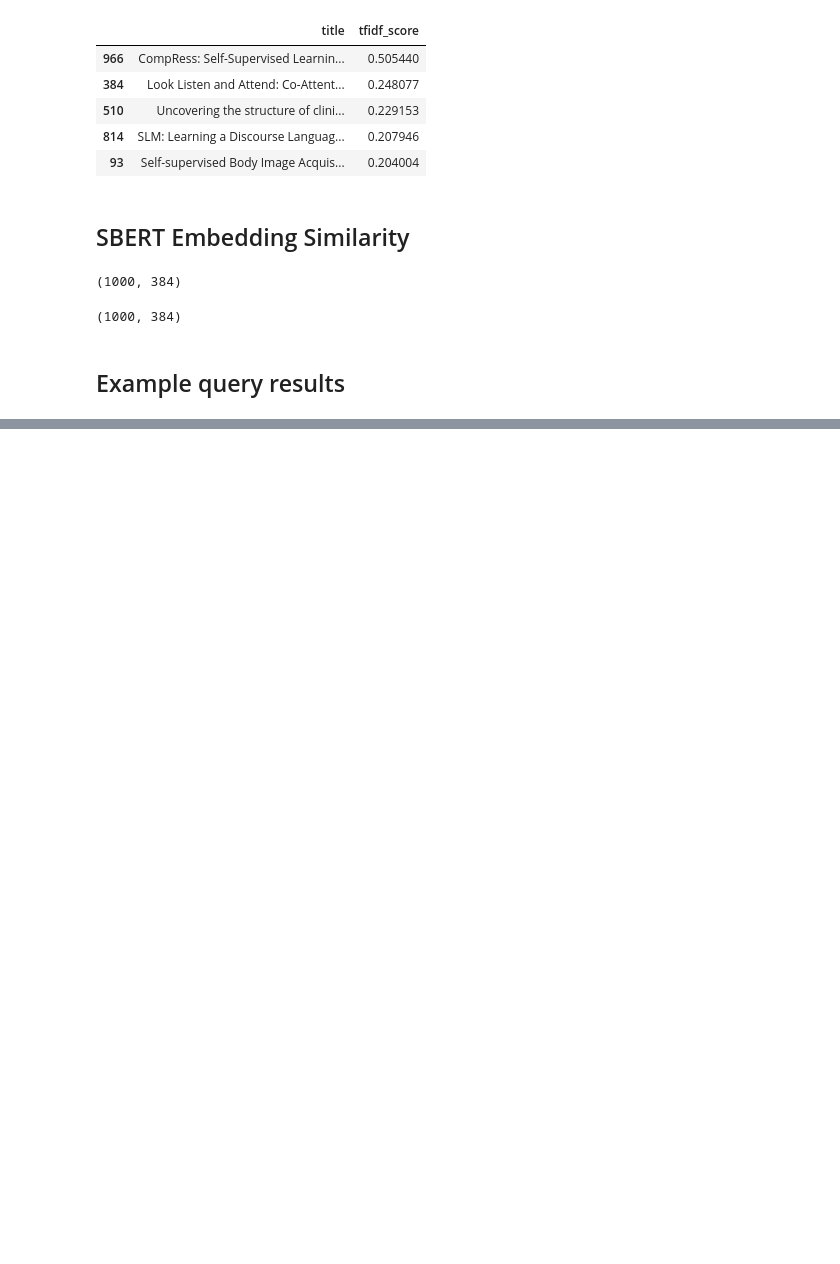
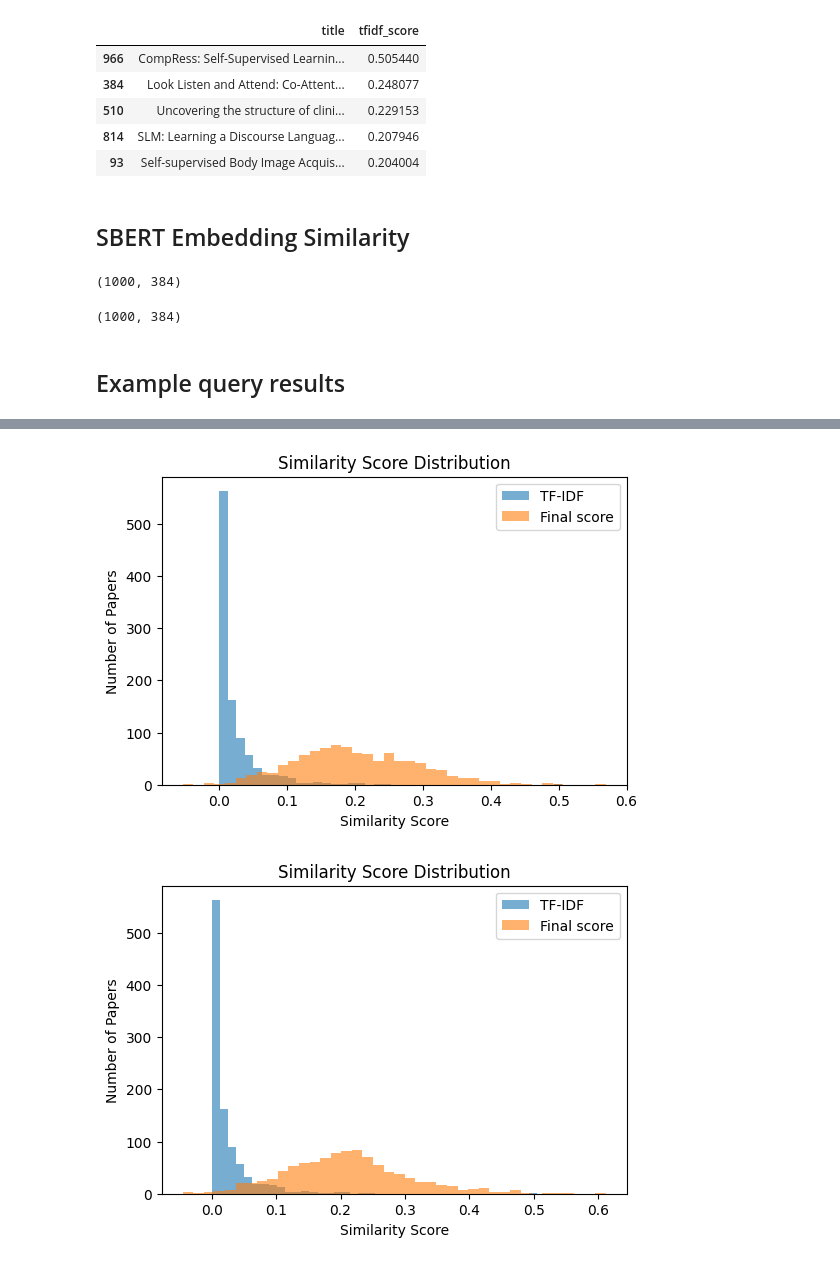
Before and after one commit to sarthakghavghave/scientific-literature-filtering, a Jupyter notebook: notebooks/02_semantic_ranking_pipeline.ipynb, the cells around one changed output, grey strips where cells are left out. Drawn from its saved outputs; the diff is of its cells as text; code cells hidden in the pictures; blank space fills up the shorter version.

```diff
--- a/notebooks/02_semantic_ranking_pipeline.ipynb
+++ b/notebooks/02_semantic_ranking_pipeline.ipynb
@@ -11,6 +22,6 @@ from sklearn.preprocessing import normalize
 # %%
 # Load data
-data_path_processed = '../data/processed/arxiv_papers.csv'
+data_path_processed = PROJECT_ROOT / "data/processed/arxiv_papers.csv"
 
 data = pd.read_csv(data_path_processed)
 print(f"Shape of data: {data.shape}")
@@ -66,11 +77,11 @@ embeddings.shape
 (1000, 384)
 # %%
 # Save embeddings for reuseability
-path_embeddings = '../data/processed/arxiv_embeddings.npy'
+path_embeddings = PROJECT_ROOT / "data/processed/arxiv_embeddings.npy"
 np.save(path_embeddings, embeddings)
 # %%
 # Load embeddings
-embeddings = np.load("../data/processed/arxiv_embeddings.npy")
+embeddings = np.load(path_embeddings)
 embeddings.shape
 # %% [output]
 (1000, 384)
@@ -97,3 +88,18 @@ def retrieve_top_k(query, preferred_category, df, embeddings, model, k):
+# %%
+def plot_score_distributions(query, preferred_category, df, embeddings, model, tfidf_scores):
+
+    final_scores = compute_scores(query, preferred_category, df, embeddings, model)['final_score']
+
+    plt.figure(figsize=(6,4))
+    plt.hist(tfidf_scores, bins=40, alpha=0.6, label="TF-IDF")
+    plt.hist(final_scores, bins=40, alpha=0.6, label="Final score")
+
+    plt.xlabel("Similarity Score")
+    plt.ylabel("Number of Papers")
+    plt.title("Similarity Score Distribution")
+    plt.legend()
+
+    plt.show()
 # %%
 def display_top_k(query, preferred_category, df, embeddings, model, k=5):
 
@@ -164,0 +156,6 @@ Abstract Preview: Transformer models have achieved state-of-the-art results acro
+# %%
+plot_score_distributions("self-supervised learning for image representation", "cs.CV", data, embeddings, model, tfidf_scores)
+plot_score_distributions("transformer models for language understanding", "cs.LG", data, embeddings, model, tfidf_scores)
+# %% [output]
+[figure, added]
+[figure, added]
```
Also changed, not shown: parts of 7 cells of this notebook, 2 other files.
